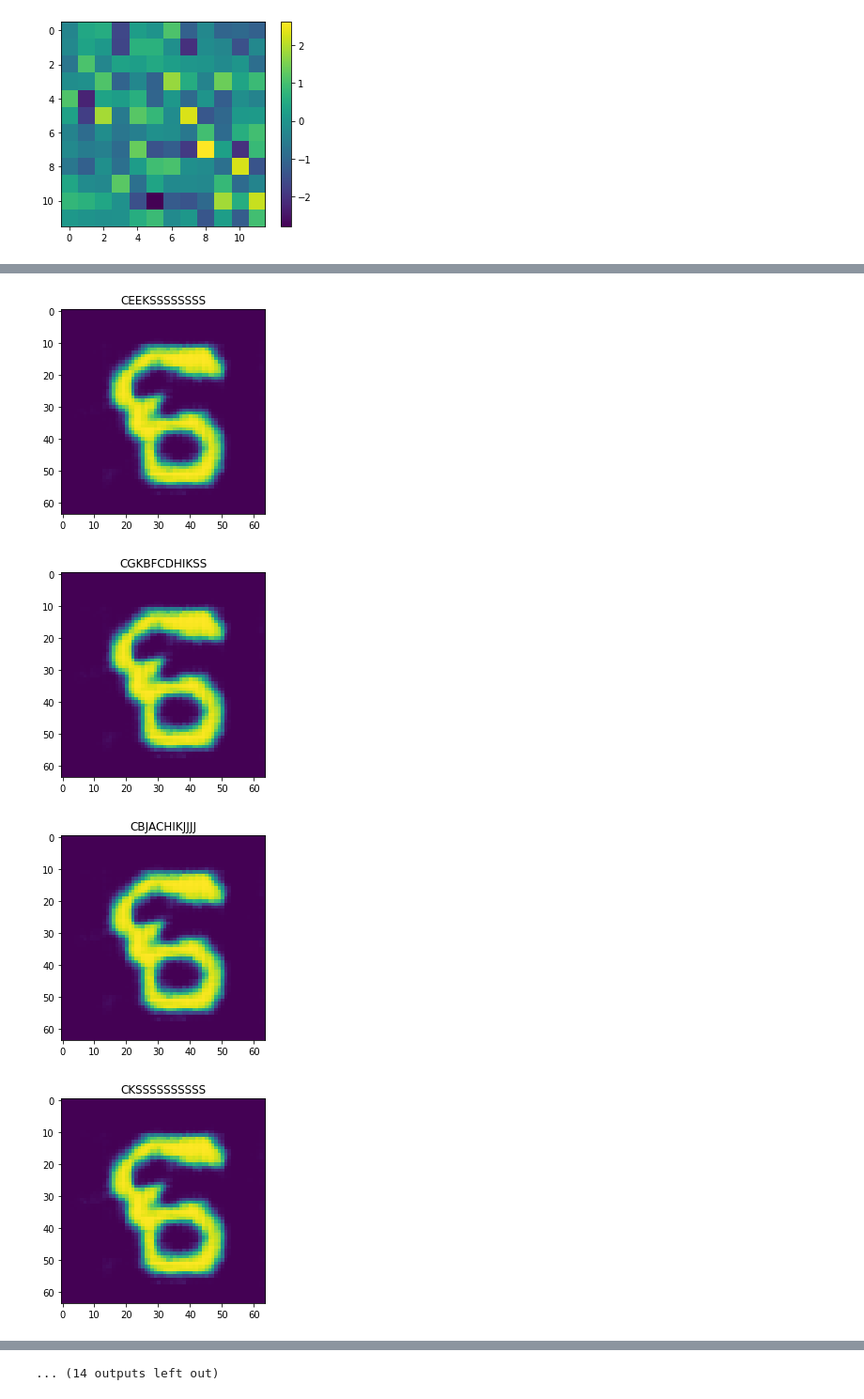
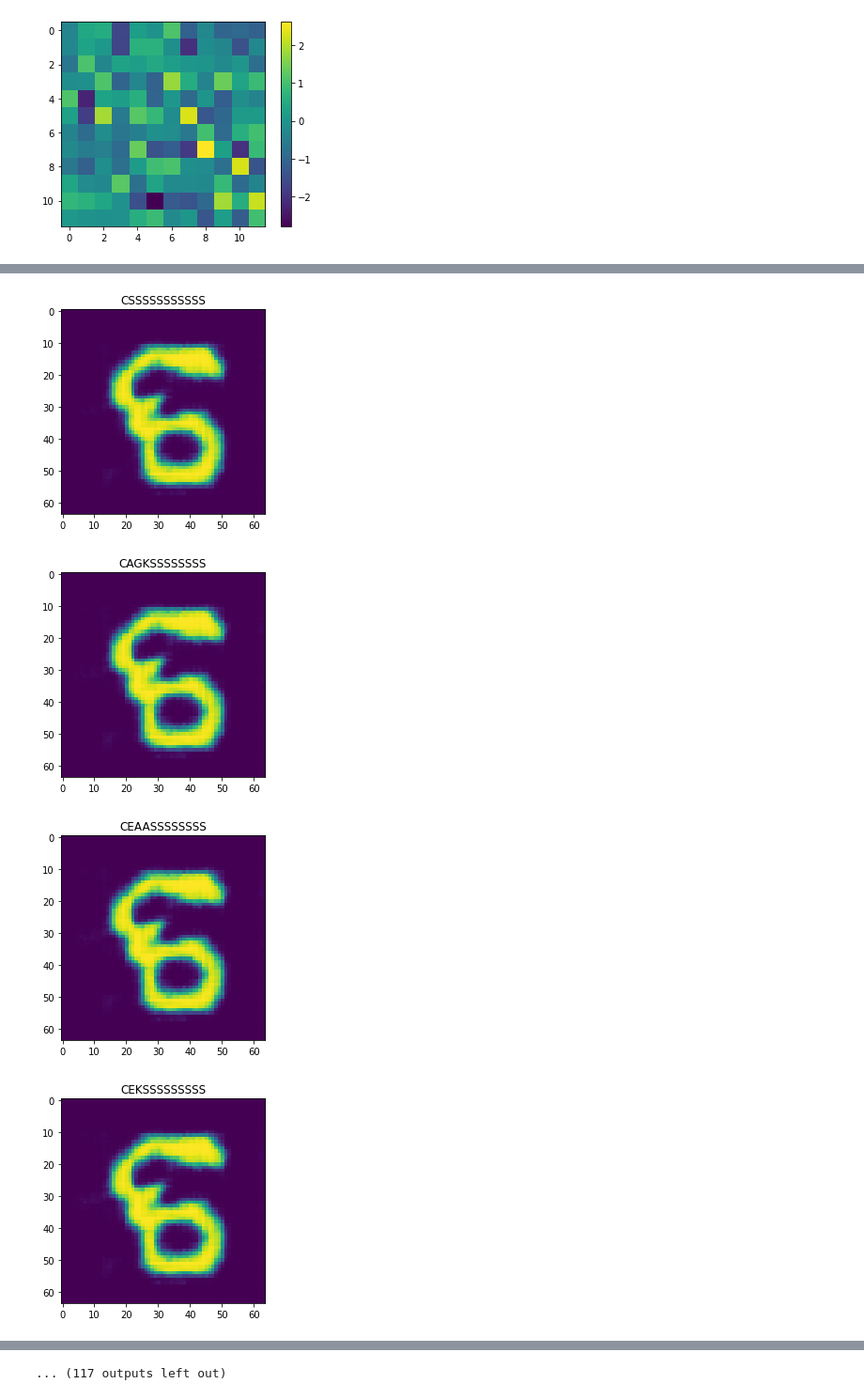
Before and after one commit to sreejank/DeepGenerativeGrammar, a Jupyter notebook: Analyze_Grammar.ipynb, the cells around one changed output, grey strips where cells are left out. Shown at 94% size. Cells and saved outputs as stored; diff of their text form; code cells hidden in the pictures.

```diff
--- a/Analyze_Grammar.ipynb
+++ b/Analyze_Grammar.ipynb
@@ -30,7 +30,7 @@ def to_one_hot(y, n_dims=None):
     y_one_hot = y_one_hot.view(*y.shape, -1)
     return Variable(y_one_hot) if isinstance(y, Variable) else y_one_hot
 G.cuda()
-num_samples=25
+num_samples=128
 token_num=2
 idxs_tensor=torch.ones(num_samples)*token_num
 batch=to_one_hot(idxs_tensor,n_dims=12).cuda()
@@ -44,7 +44,7 @@ torch.Size([12, 25, 12])
 sequence_mat=G.grammar.sequence.cpu().detach().numpy()
 characters=['A','B','C','D','E','F','G','H','I','J','K','S']
 character_sequences=[]
-for i in range(25):
+for i in range(128):
     character_seq=''
     for j in range(12):
         character_seq+=characters[np.where(sequence_mat[j,i,:]==1)[0][0]]
@@ -72,6 +52,6 @@ character_sequences
 # %%
 detached=generated.cpu().detach().numpy()
-for i in range(25):
+for i in range(128):
     plt.imshow(detached[i,0])
     plt.title(character_sequences[i])
     plt.figure()
@@ -84,5 +64,5 @@ for i in range(25):
 [figure]
 [figure]
-[figure, old version]
+[figure, new version]
 [figure]
 [figure]
@@ -90,2 +70,2 @@ for i in range(25):
 [figure]
-... (14 outputs left out)
+... (117 outputs left out)
```
Also changed, not shown: parts of 3 cells of this notebook.
